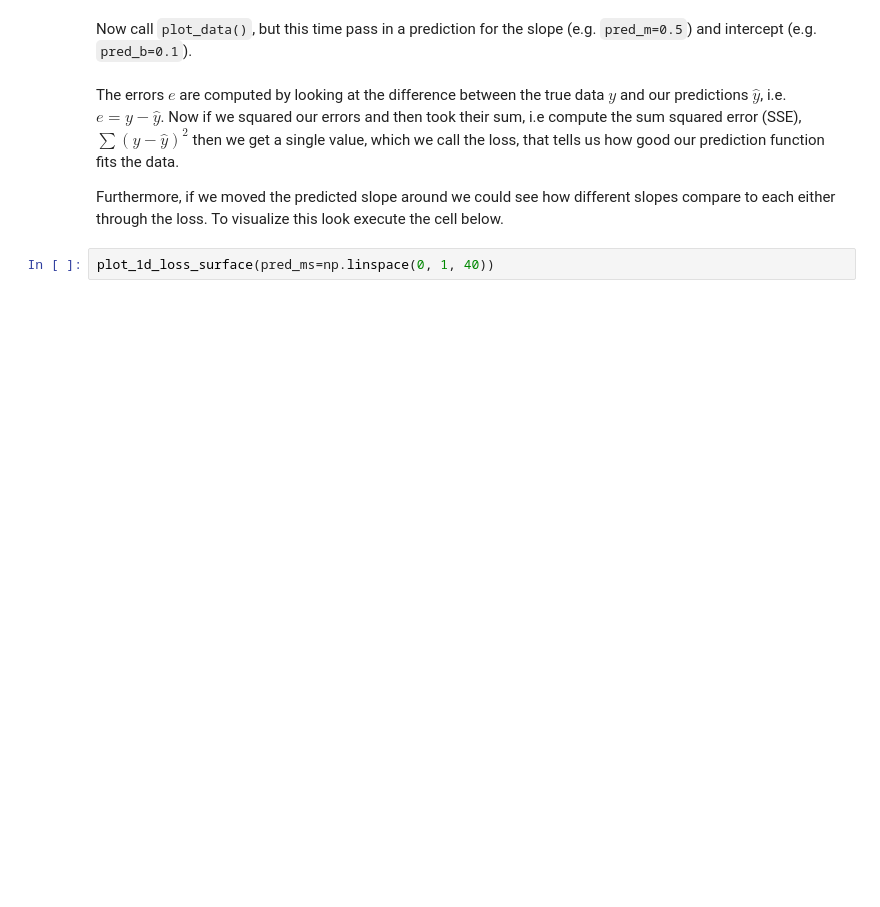
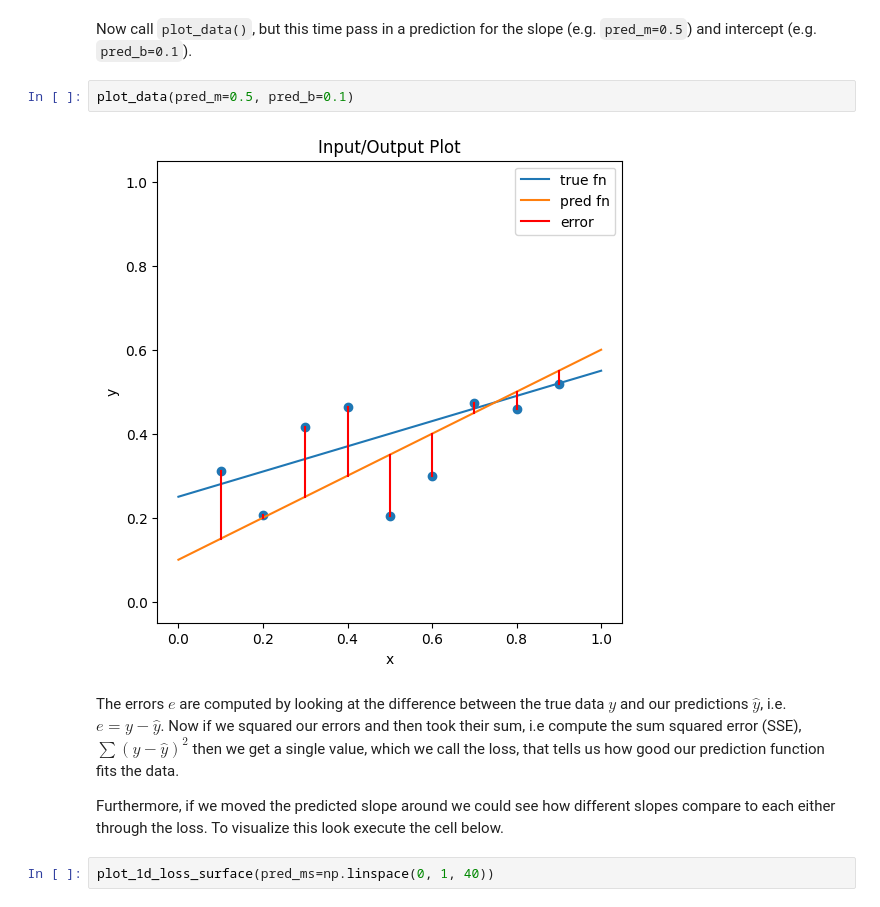
Before and after one commit to nriceusa/byu-cs474, a Jupyter notebook: lab1_pytorch_intro.ipynb, the cells around one changed output. Cells and saved outputs as stored; diff of their text form; blank space fills up the shorter version.

```diff
--- a/lab1_pytorch_intro.ipynb
+++ b/lab1_pytorch_intro.ipynb
@@ -1075,6 +1109,10 @@ Now that we have generated our data, call `plot_data()` so we can see what it lo
 # %% [markdown]
 Now call `plot_data()`, but this time pass in a prediction for the slope (e.g.
 `pred_m=0.5`) and intercept (e.g. `pred_b=0.1`).
+# %%
+plot_data(pred_m=0.5, pred_b=0.1)
+# %% [output]
+[figure, added]
 # %% [markdown]
 The errors $e$ are computed by looking at the difference between the true data $y$ and our predictions $\hat{y}$, i.e. $e = y - \hat{y}$.
 Now if we squared our errors and then took their sum, i.e compute the sum squared error (SSE), $\sum (y - \hat{y})^2$ then we get a single value, which we call the loss, that tells us how good our prediction function fits the data.
```
Also changed, not shown: parts of 29 cells of this notebook.
